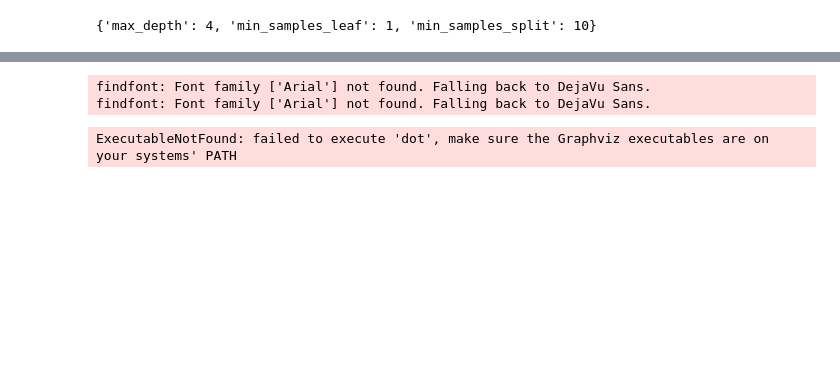
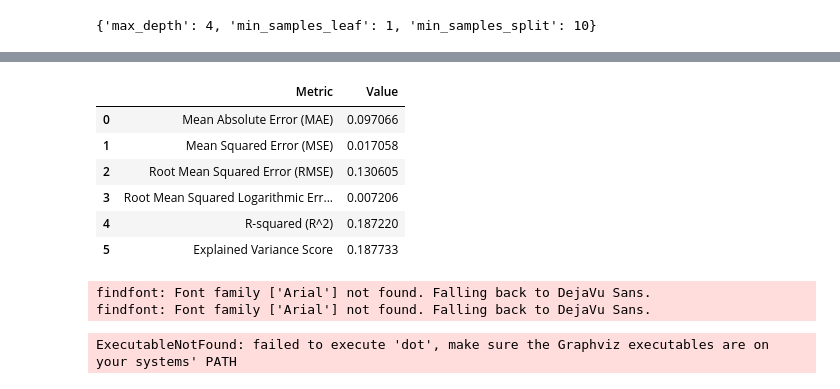
Before and after one commit to vladislabv/machine-learning-project, a Jupyter notebook: notebooks/3.1-vst-decision-trees.ipynb, the cells around one changed output, grey strips where cells are left out. Drawn from its saved outputs; the diff is of its cells as text; code cells hidden in the pictures; blank space fills up the shorter version.

```diff
--- a/notebooks/3.1-vst-decision-trees.ipynb
+++ b/notebooks/3.1-vst-decision-trees.ipynb
@@ -132,3 +139,13 @@ y_test_pred = best_model.predict(X_test)
+# %%
+metrics_df
+# %% [output]
+|  | Metric | Value |
+| 0 | Mean Absolute Error (MAE) | 0.097066 |
+| 1 | Mean Squared Error (MSE) | 0.017058 |
+| 2 | Root Mean Squared Error (RMSE) | 0.130605 |
+| 3 | Root Mean Squared Logarithmic Err... | 0.007206 |
+| 4 | R-squared (R^2) | 0.187220 |
+| 5 | Explained Variance Score | 0.187733 |
 # %%
 # plot the tree
 viz_model = dtreeviz.model(
```
Also changed, not shown: parts of 12 cells of this notebook, 20 other files.
